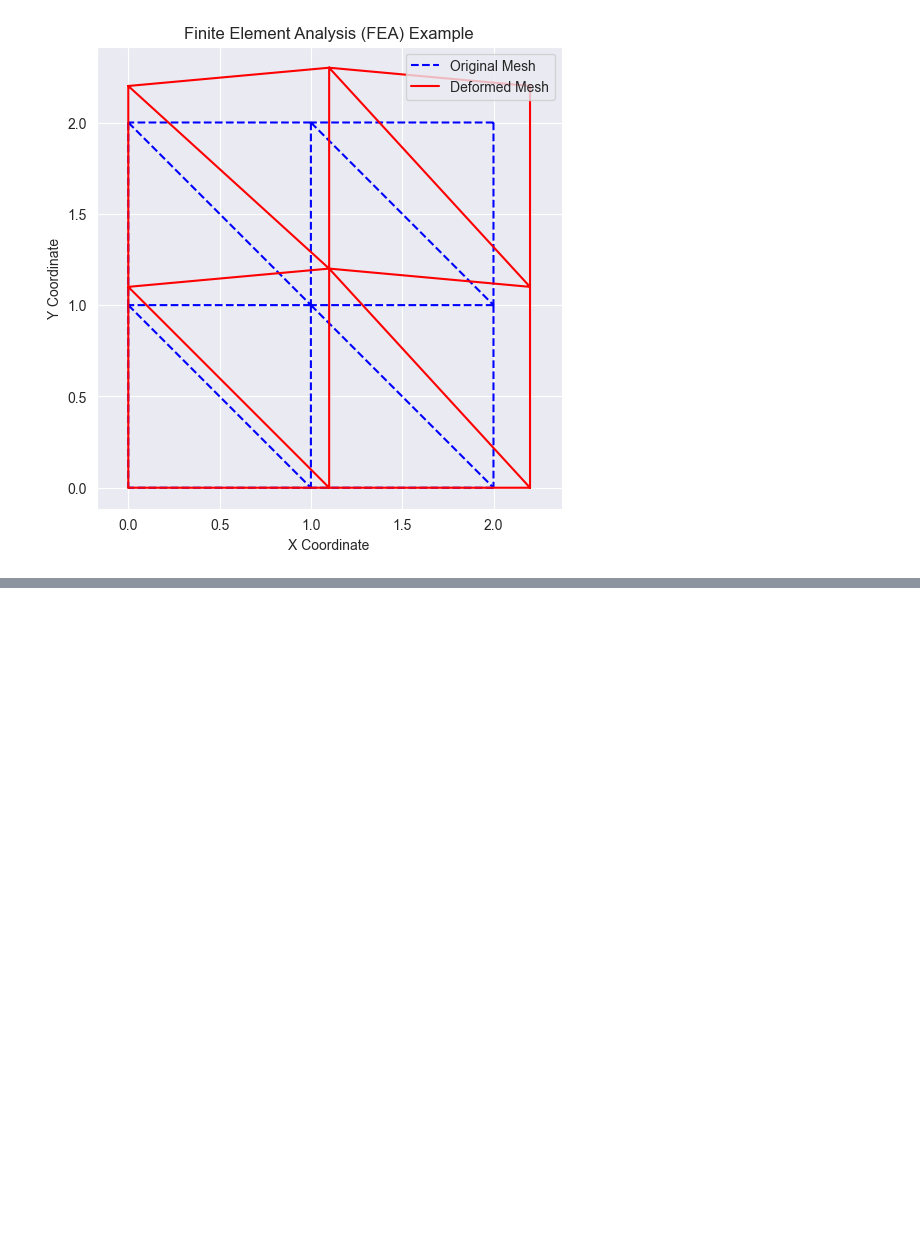
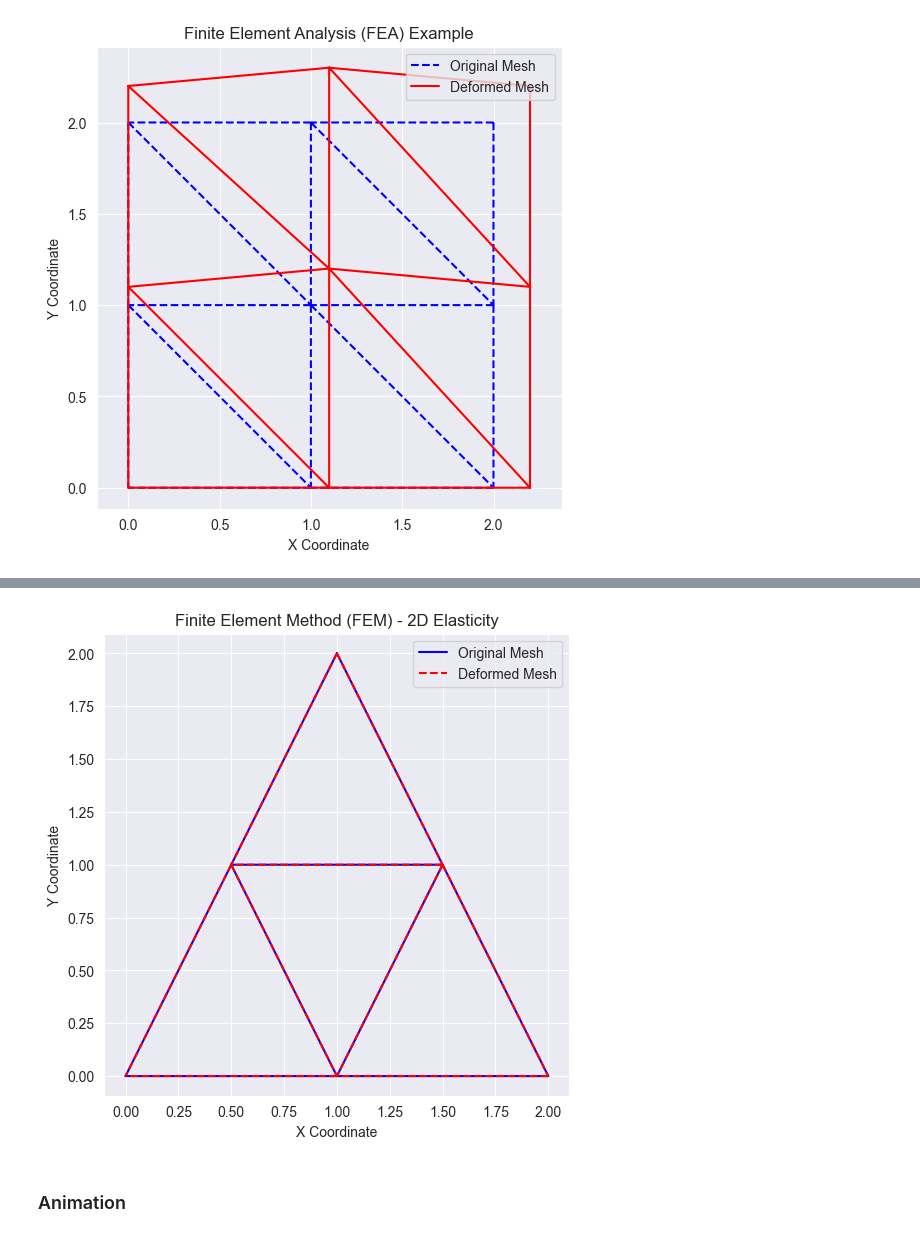
Before and after one commit to sze-aail/basic-programming, a Jupyter notebook: lectures/week03/05_fem_stress.ipynb, the cells around one changed output, grey strips where cells are left out. Drawn from its saved outputs; the diff is of its cells as text; code cells hidden in the pictures; blank space fills up the shorter version.

```diff
--- a/lectures/week03/05_fem_stress.ipynb
+++ b/lectures/week03/05_fem_stress.ipynb
@@ -48,0 +92,9 @@ plt.show()
+# %%
+# Function to compute element stiffness matrix
+def element_stiffness(x, y):
+    B = np.array([
+        [y[1] - y[2], y[2] - y[0], y[0] - y[1]],
+        [x[2] - x[1], x[0] - x[2], x[1] - x[0]],
+        [x[1] - x[2], y[2] - y[0], (x[0] - x[1]) + (y[0] - y[1])]
+    ]) / (2 * np.linalg.det(np.array([[1, x[0], y[0]], [1, x[1], y[1]], [1, x[2], y[2]]])))
+    return B.T @ C @ B
@@ -48,0 +112,39 @@ plt.show()
+# %%
+# Apply boundary conditions (fixed at bottom nodes)
+fixed_dofs = np.array([0, 1, 2, 3, 4, 5])
+free_dofs = np.setdiff1d(np.arange(2 * num_nodes), fixed_dofs)
+
+# Define external forces (force at node 5 in y-direction)
+F = np.zeros(2 * num_nodes)
+F[11] = -1000  # Force in Newtons
+
+# Solve for displacements
+K_free = K[free_dofs, :][:, free_dofs]
+F_free = F[free_dofs]
+U_free = spla.spsolve(K_free.tocsc(), F_free)
+
+# Reconstruct full displacement vector
+U = np.zeros(2 * num_nodes)
+U[free_dofs] = U_free
+# %%
+# Compute deformed mesh
+scale = 1000  # Scaling factor for visualization
+deformed_nodes = nodes + scale * U.reshape(num_nodes, 2)
+# %%
+# Plot original and deformed structure
+fig, ax = plt.subplots(figsize=(6, 6))
+ax.triplot(nodes[:, 0], nodes[:, 1], elements, color='blue', label="Original Mesh")
+ax.triplot(deformed_nodes[:, 0], deformed_nodes[:, 1], elements, color='red',linestyle='dashed', label="Deformed Mesh")
+
+# Labels and Title
+ax.set_xlabel("X Coordinate")
+ax.set_ylabel("Y Coordinate")
+ax.set_title("Finite Element Method (FEM) - 2D Elasticity")
+ax.legend()
+ax.axis('equal')
+
+plt.show()
+# %% [output]
+[figure, added]
+# %% [markdown]
+### Animation
```
Also changed, not shown: parts of 14 cells of this notebook, 6 other files.
